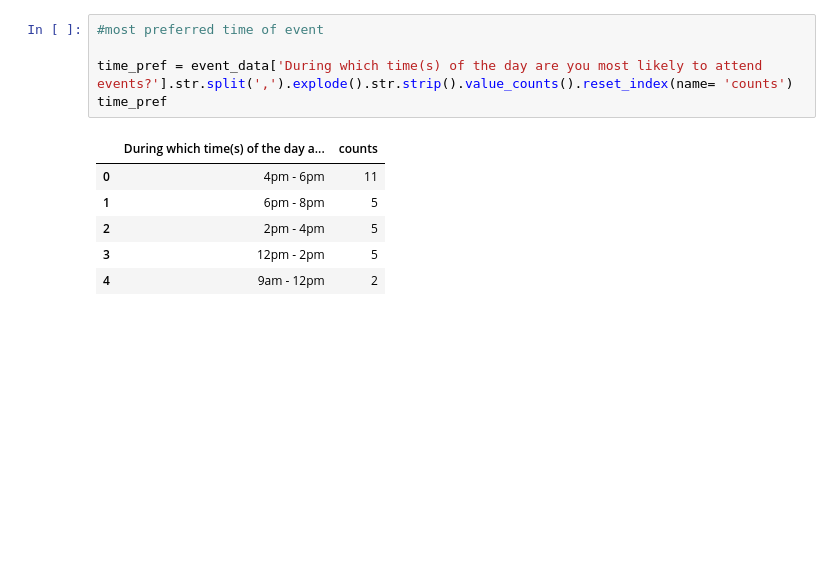
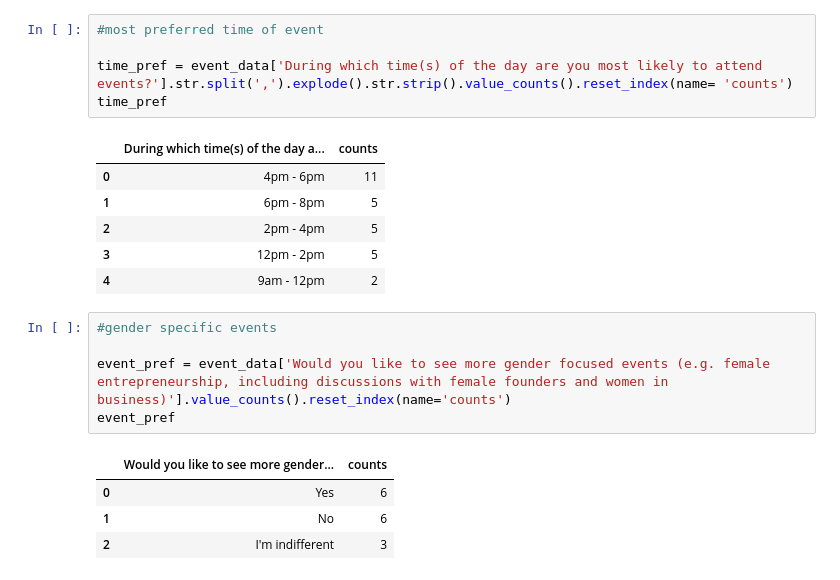
Before and after one commit to djibril968/Tribe_related_projects, a Jupyter notebook: spring_events_analytics.ipynb, the cells around one changed output. Cells and saved outputs as stored; diff of their text form; blank space fills up the shorter version.

Commit message:
updates to spring_events_analytics

```diff
--- a/spring_events_analytics.ipynb
+++ b/spring_events_analytics.ipynb
@@ -196,3 +196,13 @@ time_pref
 | 2 | 2pm - 4pm | 5 |
 | 3 | 12pm - 2pm | 5 |
 | 4 | 9am - 12pm | 2 |
+# %%
+#gender specific events
+
+event_pref = event_data['Would you like to see more gender focused events (e.g. female entrepreneurship, including discussions with female founders and women in business)'].value_counts().reset_index(name='counts')
+event_pref
+# %% [output]
+|  | Would you like to see more gender... | counts |
+| 0 | Yes | 6 |
+| 1 | No | 6 |
+| 2 | I'm indifferent | 3 |
```
Also changed, not shown: parts of 2 cells of this notebook.
